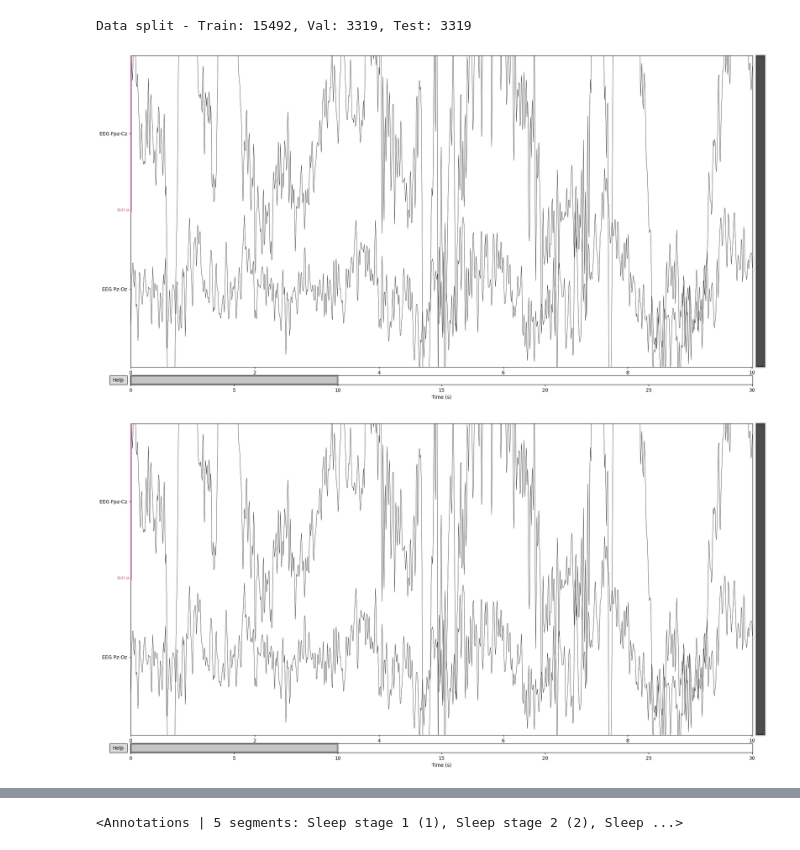
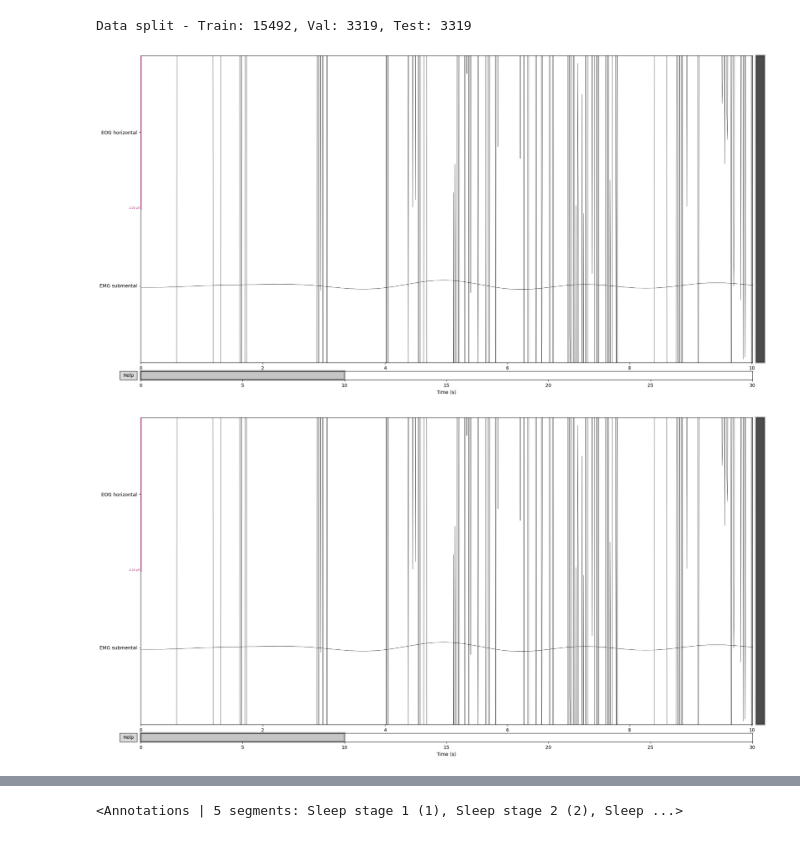
Before and after one commit to karnamgyal/sleep-stage-classifier, a Jupyter notebook: notebook.ipynb, the cells around one changed output, grey strips where cells are left out. Drawn from its saved outputs; the diff is of its cells as text; code cells hidden in the pictures.

```diff
--- a/notebook.ipynb
+++ b/notebook.ipynb
@@ -422,16 +419,16 @@ Data split - Train: 15492, Val: 3319, Test: 3319
 # %%
 import mne
 
 # Load the PSG file and plot
 psg_file = "data/SC4001E0-PSG.edf"
 raw = mne.io.read_raw_edf(psg_file, preload=True)
-raw.pick_channels(['EEG Fpz-Cz', 'EEG Pz-Oz'])
+raw.pick_channels(['EOG horizontal', 'EMG submental'])
 raw.filter(0.5, 30)
 raw.set_montage("standard_1020", on_missing="ignore")
 start_time = 60
 end_time = 90
 raw_crop = raw.copy().crop(tmin=start_time, tmax=end_time)
 raw_crop.plot(scalings='auto', title="EEG Epoch (60–90s) from SC4001E0")
 # %% [output]
-[figure, old version]
+[figure, new version]
-[figure, old version]
+[figure, new version]
```
Also changed, not shown: parts of 11 cells of this notebook, 9 other files.
